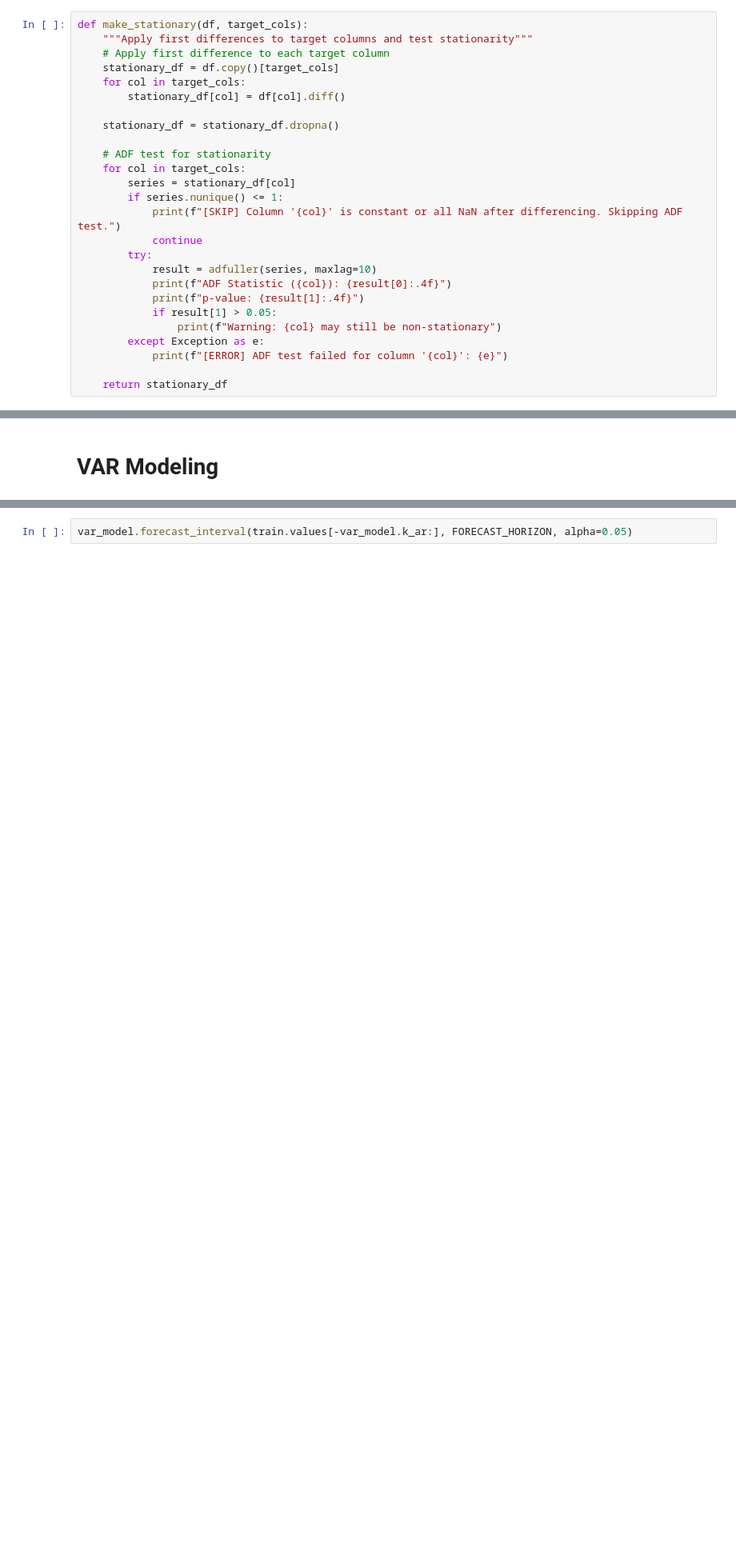
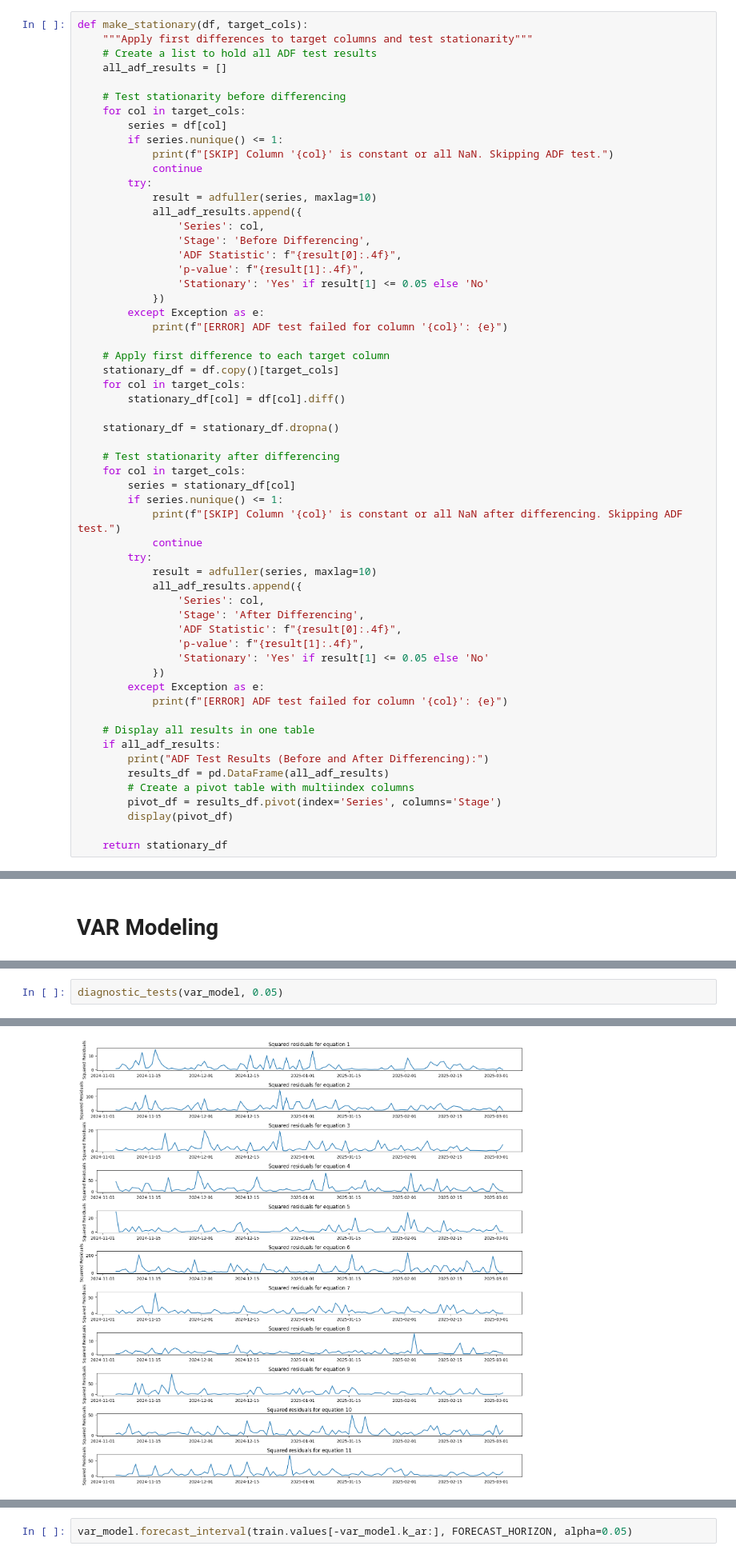
Before and after one commit to salahaddiniayyubi/internet_speed_forecasting, a Jupyter notebook: var_model.ipynb, the cells around one changed output, grey strips where cells are left out. Shown at 80% size. Cells and saved outputs as stored; diff of their text form; blank space fills up the shorter version.

```diff
--- a/var_model.ipynb
+++ b/var_model.ipynb
@@ -68,6 +65,27 @@ wide_df[target_cols].corr()
 # %%
 def make_stationary(df, target_cols):
     """Apply first differences to target columns and test stationarity"""
+    # Create a list to hold all ADF test results
+    all_adf_results = []
+
+    # Test stationarity before differencing
+    for col in target_cols:
+        series = df[col]
+        if series.nunique() <= 1:
+            print(f"[SKIP] Column '{col}' is constant or all NaN. Skipping ADF test.")
+            continue
+        try:
+            result = adfuller(series, maxlag=10)
+            all_adf_results.append({
+                'Series': col,
+                'Stage': 'Before Differencing',
+                'ADF Statistic': f"{result[0]:.4f}",
+                'p-value': f"{result[1]:.4f}",
+                'Stationary': 'Yes' if result[1] <= 0.05 else 'No'
+            })
+        except Exception as e:
+            print(f"[ERROR] ADF test failed for column '{col}': {e}")
+
     # Apply first difference to each target column
     stationary_df = df.copy()[target_cols]
     for col in target_cols:
@@ -75,7 +93,7 @@ def make_stationary(df, target_cols):
 
     stationary_df = stationary_df.dropna()
 
-    # ADF test for stationarity
+    # Test stationarity after differencing
     for col in target_cols:
         series = stationary_df[col]
         if series.nunique() <= 1:
@@ -83,13 +101,24 @@ def make_stationary(df, target_cols):
             continue
         try:
             result = adfuller(series, maxlag=10)
-            print(f"ADF Statistic ({col}): {result[0]:.4f}")
-            print(f"p-value: {result[1]:.4f}")
-            if result[1] > 0.05:
-                print(f"Warning: {col} may still be non-stationary")
+            all_adf_results.append({
+                'Series': col,
+                'Stage': 'After Differencing',
+                'ADF Statistic': f"{result[0]:.4f}",
+                'p-value': f"{result[1]:.4f}",
+                'Stationary': 'Yes' if result[1] <= 0.05 else 'No'
+            })
         except Exception as e:
             print(f"[ERROR] ADF test failed for column '{col}': {e}")
 
+    # Display all results in one table
+    if all_adf_results:
+        print("ADF Test Results (Before and After Differencing):")
+        results_df = pd.DataFrame(all_adf_results)
+        # Create a pivot table with multiindex columns
+        pivot_df = results_df.pivot(index='Series', columns='Stage')
+        display(pivot_df)
+
     return stationary_df
 # %%
 stationary_df = make_stationary(wide_df, target_cols)
@@ -184,0 +338,3 @@ GSP_Download_Speed_Mbps
+# %%
+diagnostic_tests(var_model, 0.05)
+# %% [output]
@@ -184,0 +358 @@ GSP_Download_Speed_Mbps
+[figure, added]
```
Also changed, not shown: parts of 12 cells of this notebook, 5 other files.
